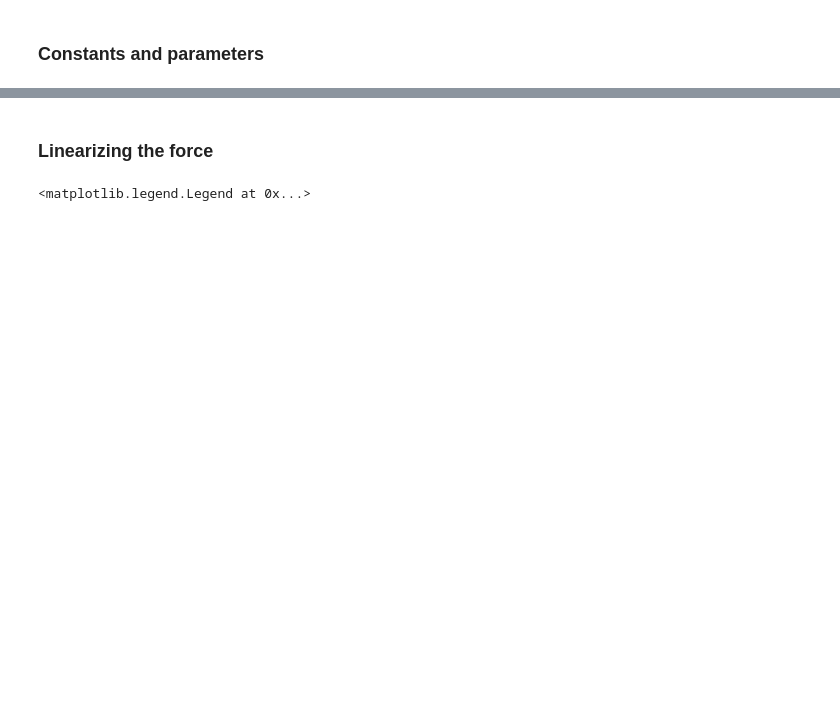
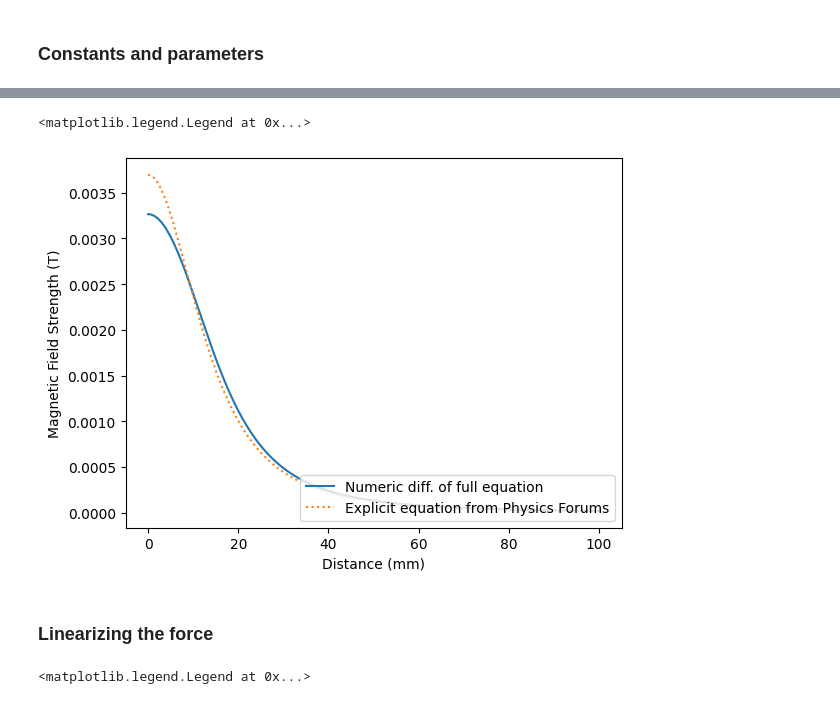
Before and after one commit to JohnnyMaBoi/Magnetic-Levitation, a Jupyter notebook: linearized_model_01.ipynb, the cells around one changed output, grey strips where cells are left out. Drawn from its saved outputs; the diff is of its cells as text; code cells hidden in the pictures; blank space fills up the shorter version.

```diff
--- a/linearized_model_01.ipynb
+++ b/linearized_model_01.ipynb
@@ -26,10 +28,47 @@ Fg = m * g
 # %%
-B_z_axis = mu_0 * N * I / 2 * (((l / 2 - z) / (l * np.sqrt(R ** 2 + (l / 2 - z) ** 2))) + ((l / 2 + z) / (l * np.sqrt(R ** 2 + (l / 2 + z) ** 2))))
-dBdz = np.diff(B_z_axis, prepend = B_z_axis[0]) / np.diff(z, prepend = z[0])
-F_z_axis = magnet_dipole * dBdz
+class AccurateModel:
+    @classmethod
+    def get_B_z_axis(cls, z, I):
+        B_z_axis = mu_0 * N * I / 2 * (((l / 2 - z) / (l * np.sqrt(R ** 2 + (l / 2 - z) ** 2))) + ((l / 2 + z) / (l * np.sqrt(R ** 2 + (l / 2 + z) ** 2))))
+        return B_z_axis
+    @classmethod
+    def get_F_z_axis(cls, z, I):
+        dz = 0.05 * units.mm
+        zs = np.linspace(z - dz, z + dz, 2)
+        B_z_axis = cls.get_B_z_axis(zs, I)
+        dBdz = (B_z_axis[1] - B_z_axis[0]) / dz
+        F_z_axis = magnet_dipole * dBdz
+        return F_z_axis
+    @classmethod
+    def get_F_z_axis_as_vector(cls, z, I):
+        F_z_axis = np.zeros(np.size(z)) * units.newton
+        for idx, z_val in enumerate(z):
+            F_z_axis[idx] = cls.get_F_z_axis(z_val, I)
+        return F_z_axis
 
-B_short_solenoid_eq = mu_0 * I * N * R ** 2 / (2 * (R ** 2 + z ** 2) ** (3 / 2)) # From wikipedia: https://en.wikipedia.org/wiki/Solenoid#Short_solenoid_estimate
-F_short_solenoid_eq = -3 * mu_0 * R ** 2 * N * I * z / (2 * (R ** 2 + z ** 2) ** (5 / 2)) * magnet_dipole # From: https://www.physicsforums.com/insights/how-to-model-a-magnet-falling-through-a-conducting-pipe/
+class ShortSolenoidModel:
+    @classmethod
+    def get_B_z_axis(cls, z, I):
+        B_short_solenoid_eq = mu_0 * I * N * R ** 2 / (2 * (R ** 2 + z ** 2) ** (3 / 2)) # From wikipedia: https://en.wikipedia.org/wiki/Solenoid#Short_solenoid_estimate
+        return B_short_solenoid_eq
+    @classmethod
+    def get_F_z_axis(cls, z, I):
+        F_short_solenoid_eq = -3 * mu_0 * R ** 2 * N * I * z / (2 * (R ** 2 + z ** 2) ** (5 / 2)) * magnet_dipole # From: https://www.physicsforums.com/insights/how-to-model-a-magnet-falling-through-a-conducting-pipe/
+        return F_short_solenoid_eq
+
+B_z_axis = AccurateModel.get_B_z_axis(z_space, I_original)
+F_z_axis = AccurateModel.get_F_z_axis_as_vector(z_space, I_original)
+B_short_solenoid_eq = ShortSolenoidModel.get_B_z_axis(z_space, I_original)
+F_short_solenoid_eq = ShortSolenoidModel.get_F_z_axis(z_space, I_original)
+
+plt.plot(z_space.to(units.mm), B_z_axis.to(units.tesla), label = "Numeric diff. of full equation")
+plt.plot(z_space.to(units.mm), B_short_solenoid_eq.to(units.tesla), linestyle = "dotted", label = "Explicit equation from Physics Forums")
+plt.xlabel("Distance (mm)")
+plt.ylabel("Magnetic Field Strength (T)")
+plt.legend(loc = "lower right")
+# %% [output]
+<matplotlib.legend.Legend at 0x...>
+[figure, added]
 # %% [markdown]
 ### Linearizing the force
 # %%
```
Also changed, not shown: parts of 5 cells of this notebook, 3 other files.
